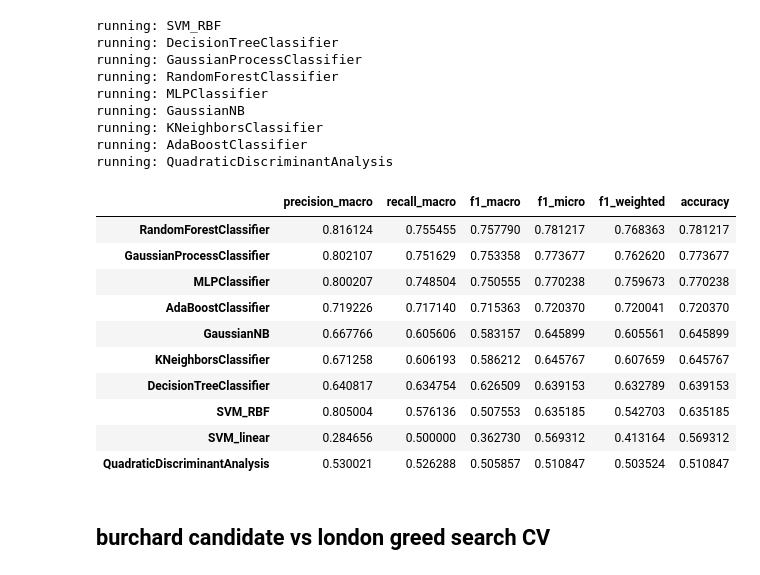
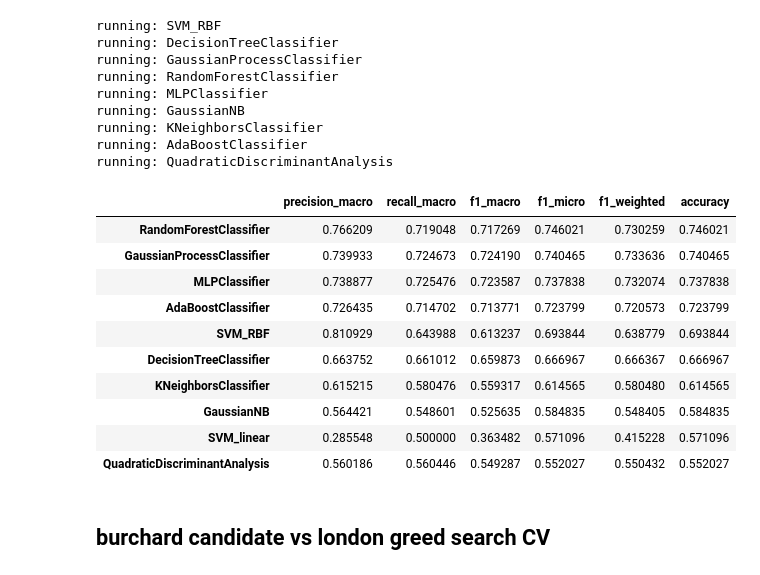
Before and after one commit to sashaaKr/thesis, a Jupyter notebook: notebooks/preparation for 17.7 - model improvments.ipynb, the cells around one changed output. Saved outputs shown, nothing was run; the diff lists cells and outputs as text; code cells hidden in the pictures.

```diff
--- a/notebooks/preparation for 17.7 - model improvments.ipynb
+++ b/notebooks/preparation for 17.7 - model improvments.ipynb
@@ -150,19 +134,19 @@ running: KNeighborsClassifier
 running: AdaBoostClassifier
 running: QuadraticDiscriminantAnalysis
 # %%
-burchard_london_tf_idf_2_5_cosine_results_long_p.sort_values(by=['accuracy'], ascending=False)
+burchard_london_tf_idf_2_5_cosine_results_long_p[0].sort_values(by=['accuracy'], ascending=False)
 # %% [output]
 |  | precision_macro | recall_macro | f1_macro | f1_micro | f1_weighted | accuracy |
-| RandomForestClassifier | 0.816124 | 0.755455 | 0.757790 | 0.781217 | 0.768363 | 0.781217 |
-| GaussianProcessClassifier | 0.802107 | 0.751629 | 0.753358 | 0.773677 | 0.762620 | 0.773677 |
-| MLPClassifier | 0.800207 | 0.748504 | 0.750555 | 0.770238 | 0.759673 | 0.770238 |
-| AdaBoostClassifier | 0.719226 | 0.717140 | 0.715363 | 0.720370 | 0.720041 | 0.720370 |
-| GaussianNB | 0.667766 | 0.605606 | 0.583157 | 0.645899 | 0.605561 | 0.645899 |
-| KNeighborsClassifier | 0.671258 | 0.606193 | 0.586212 | 0.645767 | 0.607659 | 0.645767 |
-| DecisionTreeClassifier | 0.640817 | 0.634754 | 0.626509 | 0.639153 | 0.632789 | 0.639153 |
-| SVM_RBF | 0.805004 | 0.576136 | 0.507553 | 0.635185 | 0.542703 | 0.635185 |
-| SVM_linear | 0.284656 | 0.500000 | 0.362730 | 0.569312 | 0.413164 | 0.569312 |
-| QuadraticDiscriminantAnalysis | 0.530021 | 0.526288 | 0.505857 | 0.510847 | 0.503524 | 0.510847 |
+| RandomForestClassifier | 0.766209 | 0.719048 | 0.717269 | 0.746021 | 0.730259 | 0.746021 |
+| GaussianProcessClassifier | 0.739933 | 0.724673 | 0.724190 | 0.740465 | 0.733636 | 0.740465 |
+| MLPClassifier | 0.738877 | 0.725476 | 0.723587 | 0.737838 | 0.732074 | 0.737838 |
+| AdaBoostClassifier | 0.726435 | 0.714702 | 0.713771 | 0.723799 | 0.720573 | 0.723799 |
+| SVM_RBF | 0.810929 | 0.643988 | 0.613237 | 0.693844 | 0.638779 | 0.693844 |
+| DecisionTreeClassifier | 0.663752 | 0.661012 | 0.659873 | 0.666967 | 0.666367 | 0.666967 |
+| KNeighborsClassifier | 0.615215 | 0.580476 | 0.559317 | 0.614565 | 0.580480 | 0.614565 |
+| GaussianNB | 0.564421 | 0.548601 | 0.525635 | 0.584835 | 0.548405 | 0.584835 |
+| SVM_linear | 0.285548 | 0.500000 | 0.363482 | 0.571096 | 0.415228 | 0.571096 |
+| QuadraticDiscriminantAnalysis | 0.560186 | 0.560446 | 0.549287 | 0.552027 | 0.550432 | 0.552027 |
 # %% [markdown]
 ## burchard candidate vs london greed search CV
 # %%
```
Also changed, not shown: parts of 22 cells of this notebook, 1 other file.
